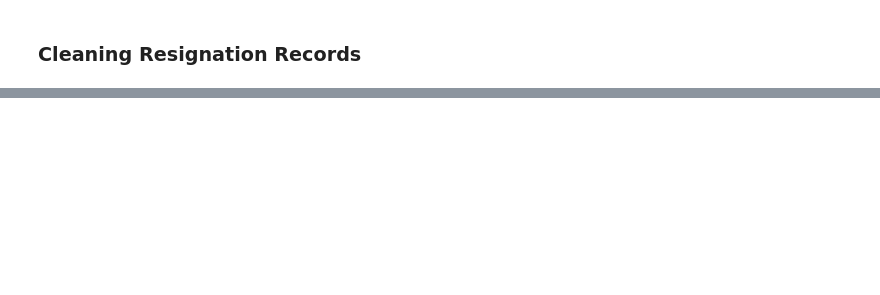
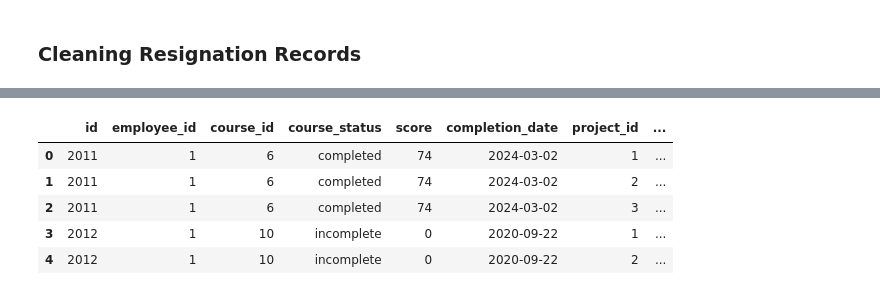
Before and after one commit to Kishore29-02/Final_Project_DE, a Jupyter notebook: DataEngineering.ipynb, the cells around one changed output, grey strips where cells are left out. Saved outputs shown, nothing was run; the diff lists cells and outputs as text; code cells hidden in the pictures; blank space fills up the shorter version.

```diff
--- a/DataEngineering.ipynb
+++ b/DataEngineering.ipynb
@@ -304,12 +301,0 @@ Course Performances has been saved to CSV.
-# %%
-course_performances_stage['score'] = course_performances_stage['score'].astype(int)
-course_performances_stage['completion_date'] = pd.to_datetime(course_performances_stage['completion_date'], errors='coerce')
-
-print(course_performances_stage.dtypes)
-
-output_dir = './2.Staging'
-os.makedirs(output_dir, exist_ok=True)
-
-course_performances_stage.to_csv(f'{output_dir}/Course_Performances.csv', index=False)
-
-print("Course Performances has been saved to CSV.")
@@ -338,0 +507,9 @@ memory usage: 19.0+ KB
+# %%
+fact_performance.head()
+# %% [output]
+|  | id | employee_id | course_id | course_status | score | completion_date | project_id | ... |
+| 0 | 2011 | 1 | 6 | completed | 74 | 2024-03-02 | 1 | ... |
+| 1 | 2011 | 1 | 6 | completed | 74 | 2024-03-02 | 2 | ... |
+| 2 | 2011 | 1 | 6 | completed | 74 | 2024-03-02 | 3 | ... |
+| 3 | 2012 | 1 | 10 | incomplete | 0 | 2020-09-22 | 1 | ... |
+| 4 | 2012 | 1 | 10 | incomplete | 0 | 2020-09-22 | 2 | ... |
```
Also changed, not shown: parts of 24 cells of this notebook, 7 other files.
